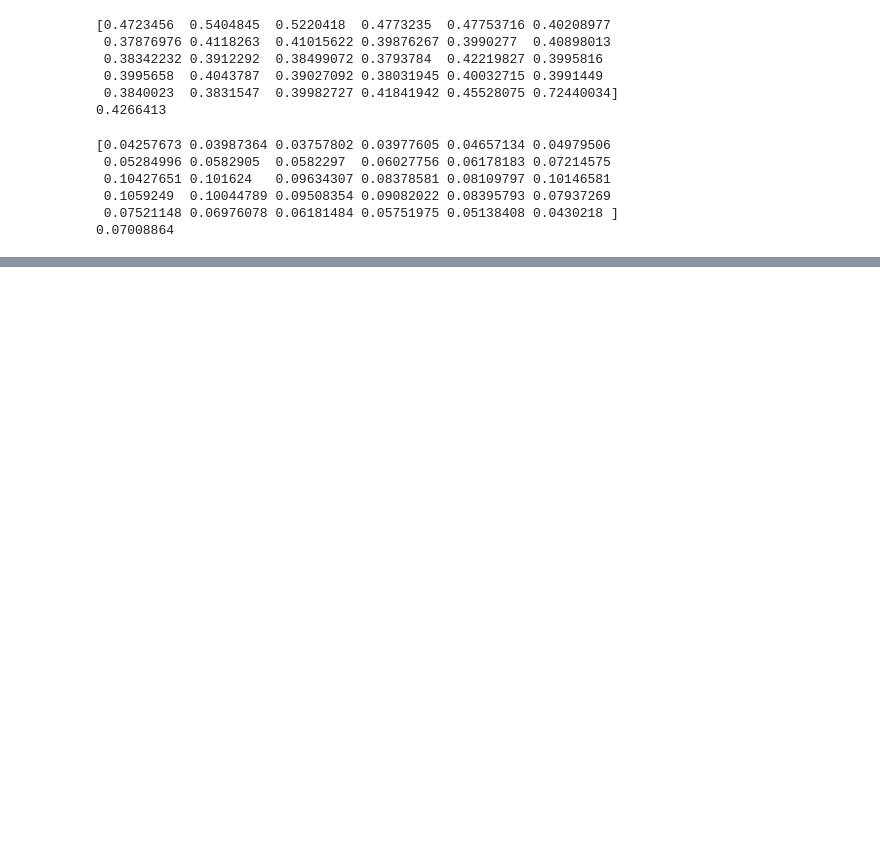
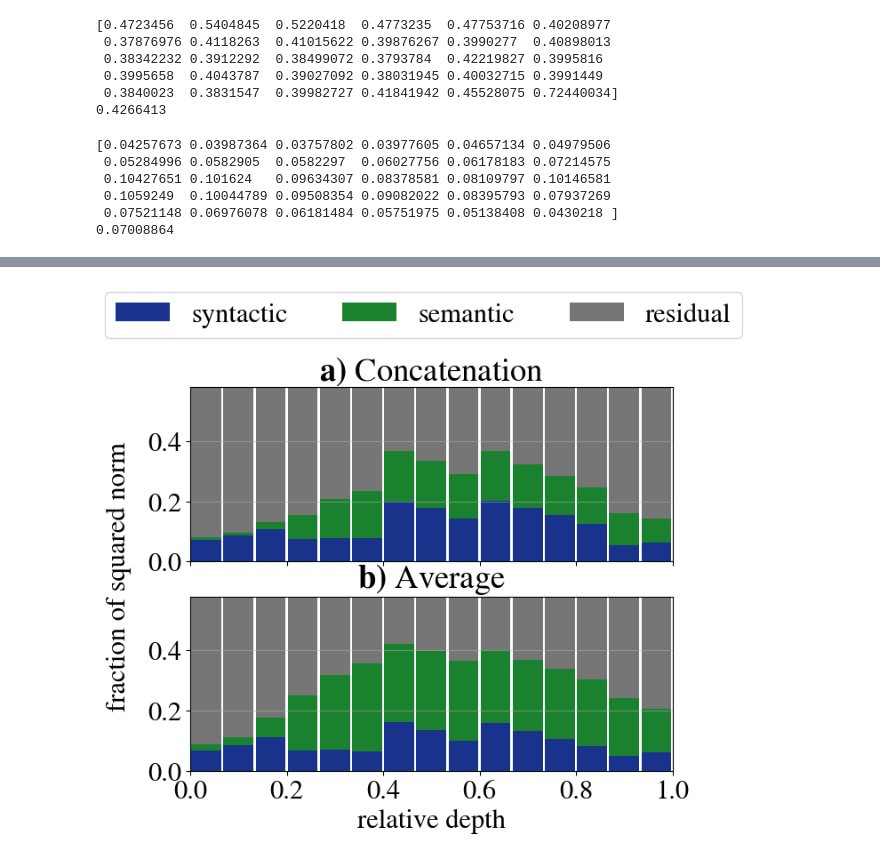
Before and after one commit to acevedo-s/syn-sem, a Jupyter notebook: norms.ipynb, the cells around one changed output, grey strips where cells are left out. Drawn from its saved outputs; the diff is of its cells as text; code cells hidden in the pictures; blank space fills up the shorter version.

```diff
--- a/norms.ipynb
+++ b/norms.ipynb
@@ -416,3 +416,92 @@ plt.show()
 # %%
-sem_means
+avg_tokens_list = [0, 1]
+
+# Vertical stack + compact spacing
+fig, axes = plt.subplots(
+    2, 1,
+    figsize=(7, 5.6),
+    sharex=True,
+    sharey=True,
+    gridspec_kw={"hspace": 0.20}   # smaller = more compact
+)
+
+for i, avg_tokens in enumerate(avg_tokens_list):
+    ax = axes[i]
+
+    resultsfolder = makefolder(
+        base='results/norms/syn-sem/',
+        model_name=model_name,
+        avg_tokens=avg_tokens,
+        min_token_length=min_token_length,
+        global_center_flag=global_center_flag,
+    )
+    npz_path = os.path.join(resultsfolder, "norms.npz")
+    data = np.load(npz_path)
+
+    rel_depths      = data["rel_depths"]
+    syn_means       = data["syn_means"]
+    sem_means       = data["sem_means"]
+    residual_means  = data["residual_means"]
+
+    # --- your original x-axis logic ---
+    bar_width = 0.062
+    n_layers = len(rel_depths)
+    x = np.linspace(1/n_layers, 1, n_layers)
+    # -----------------------------------
+
+    # keep half of the bars: take every second one (0,2,4,...)
+    if model_name != 'qwen7b':
+        idx = np.arange(n_layers)
+        mask = (idx % 2 == 0)
+        x = x[mask]
+        syn_means = syn_means[mask]
+        sem_means = sem_means[mask]
+        residual_means = residual_means[mask]
+
+    ax.bar(x, syn_means, width=bar_width, label="syntactic", alpha=0.9)
+    ax.bar(x, sem_means, width=bar_width, bottom=syn_means, label="semantic", alpha=0.9)
+    ax.bar(
+        x, residual_means, width=bar_width, bottom=syn_means + sem_means,
+        label="residual", alpha=0.9, color="#676767"
+    )
+
+    ax.set_xlim(0.01, 0.99)
+    ax.set_ylim(0, 0.58)
+    ax.grid(True, axis="y", alpha=0.5)
+
+    if avg_tokens == 0:
+        title = r'$\mathbf{a)}$ Concatenation'
+    else:
+        title = r'$\mathbf{b)}$ Average'
+    ax.set_title(title)
+
+
+# Only bottom axis gets the x-axis labels for compactness
+axes[-1].set_xticks(np.linspace(0, 1, 6))
+axes[-1].set_xticklabels([f"{t:.1f}" for t in np.linspace(0, 1, 6)])
+axes[-1].set_xlabel("relative depth", fontsize=rcpsize)
+
+# One shared big y-label
+fig.supylabel("fraction of squared norm", fontsize=rcpsize, x=-0.01)
+
+# Shared legend using handles from first axis
+handles, labels = axes[0].get_legend_handles_labels()
+fig.legend(
+    handles, labels,
+    loc='upper center',
+    ncol=3,
+    bbox_to_anchor=(0.5, 1.1),
+)
+
+# # Leave room for the outside legend + tighten margins
+# fig.subplots_adjust(left=0.10, right=0.82, top=0.95, bottom=0.10)
+
+figs_folder = 'results/figs/norms/'
+os.makedirs(figs_folder, exist_ok=True)
+if global_center_flag == 1:
+    fig.savefig(os.path.join(figs_folder,
+                             f"{model_name}_syn_sem_norms_bars_both_half_vertical.pdf"),
+                             bbox_inches='tight')
+
+plt.show()
 # %% [output]
@@ -426,3 +508,4 @@ array([0.13199385, 0.16766296, 0.16750343, 0.17767693, 0.21755101,
+[figure, added]
 # %%
 import os
 import numpy as np
```
Also changed, not shown: parts of 3 cells of this notebook, 5 other files.
